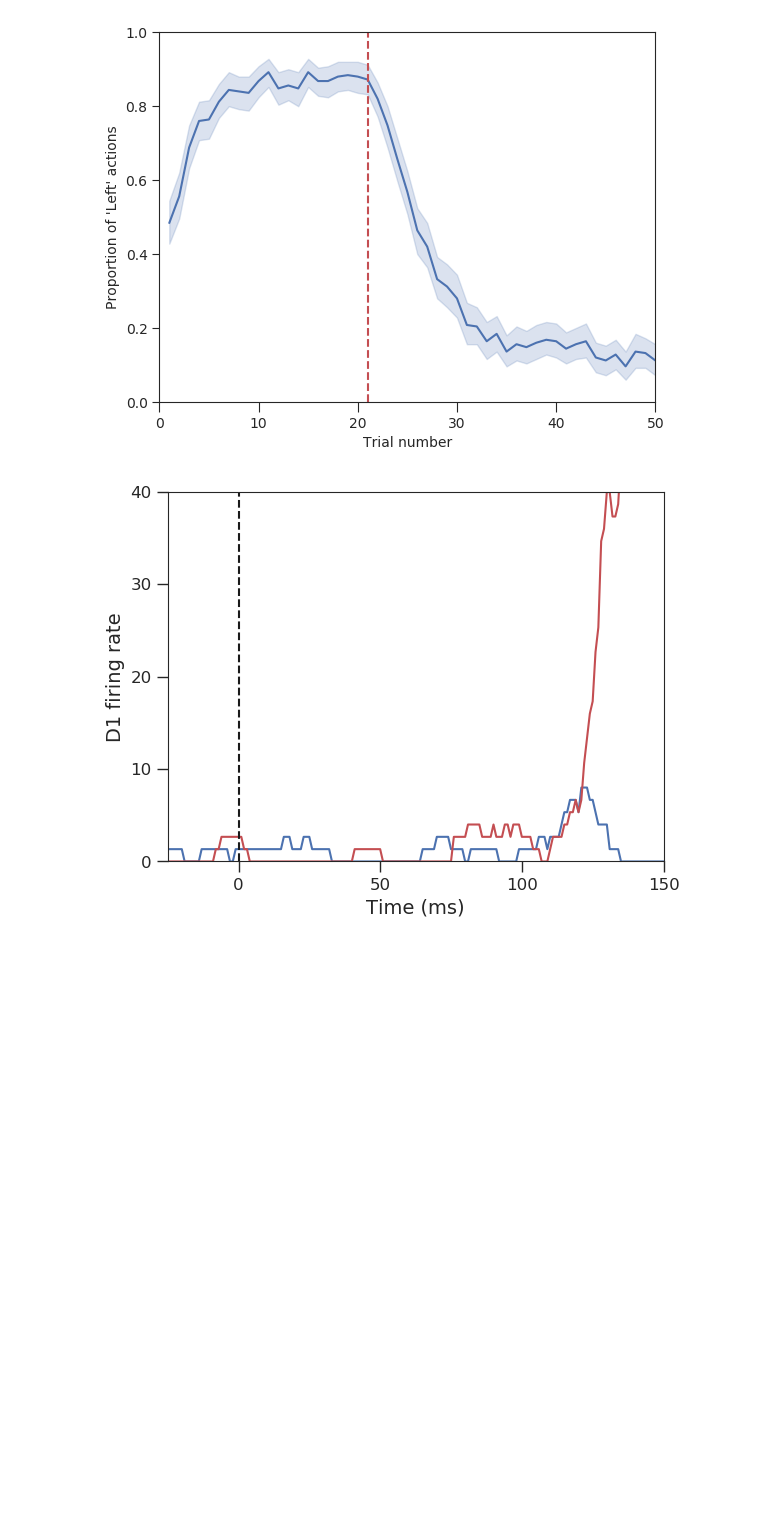
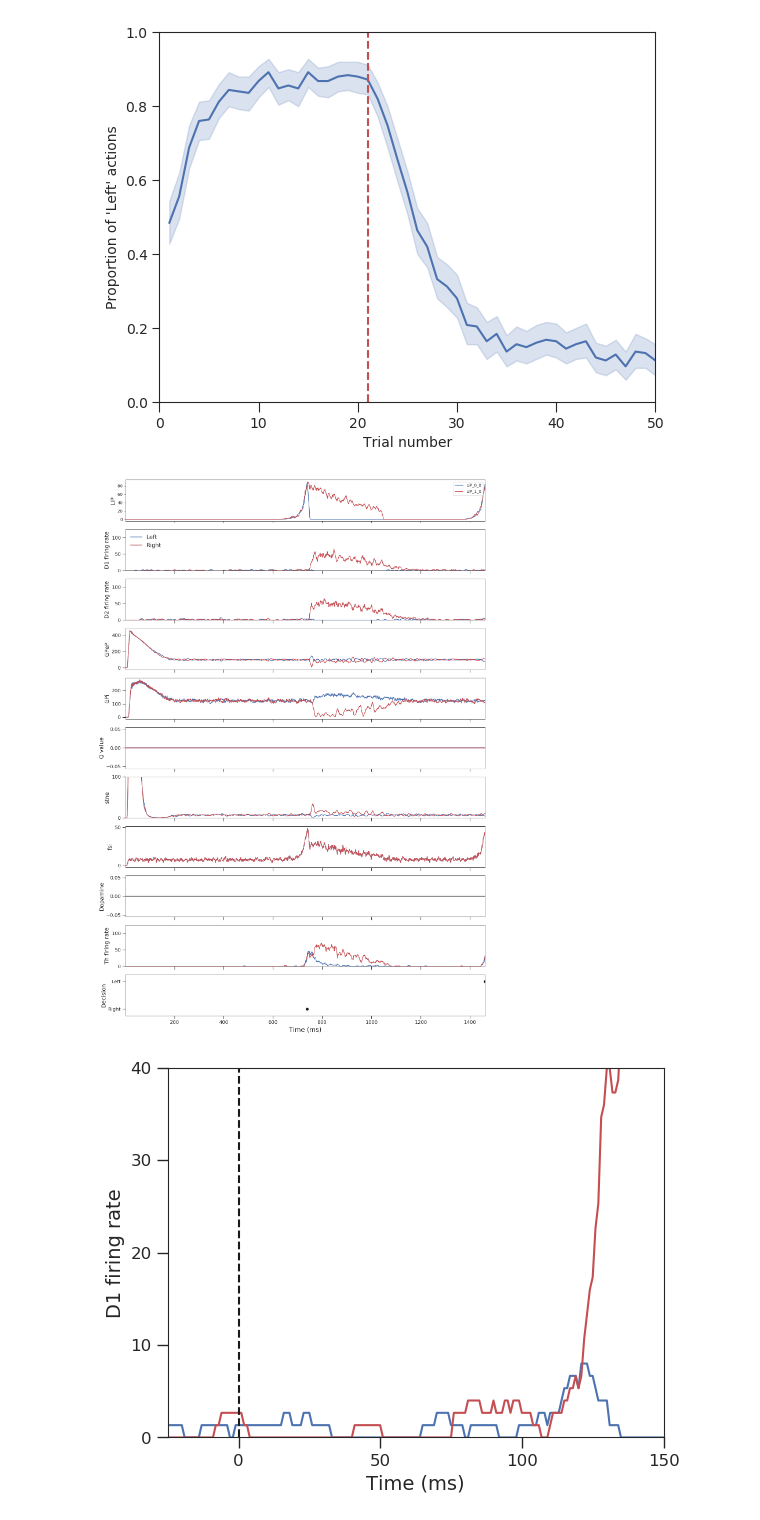
Before and after one commit to CoAxLab/CBGTPhenotypes, a Jupyter notebook: CBGT_Review_Demo.ipynb, the cells around one changed output. Cells and saved outputs as stored; diff of their text form; code cells hidden in the pictures; blank space fills up the shorter version.

```diff
--- a/CBGT_Review_Demo.ipynb
+++ b/CBGT_Review_Demo.ipynb
@@ -397,15 +395,20 @@ for i in range(0, stagecount):
         reactions.append(0.5)
     reacttimes.append(decisionsB[confignum][repnum][i]['time'])
 
-f, (ax1, ax2, ax3, ax4, ax5, ax7, ax8, ax9, ax10, ax11) = plt.subplots(10, 1, figsize=(16,24), sharex=True)
+f, (ax0, ax1, ax2, ax3, ax4, ax5, ax7, ax8, ax9, ax10, ax11) = plt.subplots(11, 1, figsize=(16,24), sharex=True)
 
 for i in range(0,result['dims']['choices']):
+    result['popfreqs'].plot(x='Time (ms)', y='LIP_'+str(i)+'_0', ax=ax0)
     result['popfreqs'].plot(x='Time (ms)', y='D1STR_'+str(i)+'_0', ax=ax1)
     result['popfreqs'].plot(x='Time (ms)', y='D2STR_'+str(i)+'_0', ax=ax2)
-    result['popweights'].plot(x='Time (ms)', y='D1STR_'+str(i)+'_0', ax=ax3)
-    result['popweights'].plot(x='Time (ms)', y='D2STR_'+str(i)+'_0', ax=ax4)
-    result['popEs'].plot(x='Time (ms)', y='D1STR_'+str(i)+'_0', ax=ax7)
-    result['popEs'].plot(x='Time (ms)', y='D2STR_'+str(i)+'_0', ax=ax8)
+    result['popfreqs'].plot(x='Time (ms)', y='GPeP_'+str(i)+'_0', ax=ax3)
+    result['popfreqs'].plot(x='Time (ms)', y='GPi_'+str(i)+'_0', ax=ax4)
+    result['popfreqs'].plot(x='Time (ms)', y='STNE_'+str(i)+'_0', ax=ax7)
+    result['popfreqs'].plot(x='Time (ms)', y='FSI_0', ax=ax8)
+    #result['popweights'].plot(x='Time (ms)', y='D1STR_'+str(i)+'_0', ax=ax3)
+    #result['popweights'].plot(x='Time (ms)', y='D2STR_'+str(i)+'_0', ax=ax4)
+    #result['popEs'].plot(x='Time (ms)', y='D1STR_'+str(i)+'_0', ax=ax7)
+    #result['popEs'].plot(x='Time (ms)', y='D2STR_'+str(i)+'_0', ax=ax8)
     result['popfreqs'].plot(x='Time (ms)', y='Th_'+str(i)+'_0', ax=ax10)
 
 
@@ -421,15 +424,15 @@ ax11.plot(reacttimes,reactions, marker='o', linestyle='None', color='k')
 #ax11.plot([reacttimes[i] for i in [1]],[reactions[i] for i in [1]], marker='o', linestyle='None', markersize=10)
 
 ax11.set_ylim(-0.25,1.25)
-ax11.set_xlim(0,reacttimes[4]+700)
+#ax11.set_xlim(0,reacttimes[4]+700)
 
 ax1.set_ylim(.0,125)
 ax2.set_ylim(.0,125)
-ax3.set_ylim(.0,.35)
-ax4.set_ylim(.0,.35)
-ax7.set_ylim(.0,.02)
-ax8.set_ylim(.0,.02)
-ax9.set_ylim(-.5,1.5)
+#ax3.set_ylim(.0,.35)
+#ax4.set_ylim(.0,.35)
+ax7.set_ylim(.0,100.02)
+#ax8.set_ylim(.0,.02)
+#ax9.set_ylim(-.5,1.5)
 ax10.set_ylim(0,125)
 
 labels = [item.get_text() for item in ax11.get_yticklabels()]
@@ -439,46 +442,49 @@ ax11.set_yticklabels(labels)
 
 ax1.set_ylabel('D1 firing rate', fontsize=14)
 ax2.set_ylabel('D2 firing rate', fontsize=14)
-ax3.set_ylabel('D1 weight', fontsize=14)
-ax4.set_ylabel('D2 weight', fontsize=14)
+ax3.set_ylabel('GPeP', fontsize=14)
+ax4.set_ylabel('GPi', fontsize=14)
 ax5.set_ylabel('Q value', fontsize=14)
-ax7.set_ylabel('D1 eligibility', fontsize=14)
-ax8.set_ylabel('D2 eligibility', fontsize=14)
+ax7.set_ylabel('stne', fontsize=14)
+ax8.set_ylabel('fsi', fontsize=14)
 ax9.set_ylabel('Dopamine', fontsize=14)
 ax10.set_ylabel('Th firing rate', fontsize=14)
 ax11.set_ylabel('Decision', fontsize=14)
+ax0.set_ylabel('LIP', fontsize=14)
 #f.align_ylabels()
 
 ax11.set_xlabel("Time (ms)", fontsize=16)
 
 ax1.legend(['Left','Right'],loc='upper left',fontsize=14,frameon=False)
 ax2.get_legend().remove()
 ax3.get_legend().remove()
 ax4.get_legend().remove()
 ax5.get_legend().remove()
 ax7.get_legend().remove()
 ax8.get_legend().remove()
 ax9.get_legend().remove()
 ax10.get_legend().remove()
 
 f.set_facecolor('w')
 
 ax1.tick_params(labelsize='large',width=1,length=8)
 ax2.tick_params(labelsize='large',width=1,length=8)
 ax3.tick_params(labelsize='large',width=1,length=8)
 ax4.tick_params(labelsize='large',width=1,length=8)
 ax5.tick_params(labelsize='large',width=1,length=8)
 ax7.tick_params(labelsize='large',width=1,length=8)
 ax8.tick_params(labelsize='large',width=1,length=8)
 ax9.tick_params(labelsize='large',width=1,length=8)
 ax10.tick_params(labelsize='large',width=1,length=8)
 ax11.tick_params(labelsize='large',width=1,length=8)
 
 ax7.locator_params(axis = 'y', nbins = 2)
 ax8.locator_params(axis = 'y', nbins = 2)
 ax9.locator_params(axis = 'y', nbins = 2)
 ax11.locator_params(axis = 'y', nbins = 1)
-plt.savefig("fig2.png",dpi=1200)
+#plt.savefig("fig2.png",dpi=1200)
+# %% [output]
+[figure, added]
 # %%
 shiftedtime = result['popfreqs'].copy()
 shiftedtime['Time (ms)'] = shiftedtime['Time (ms)'] - (reacttimes[0]+600)
```
Also changed, not shown: parts of 4 cells of this notebook, 2 other files.
